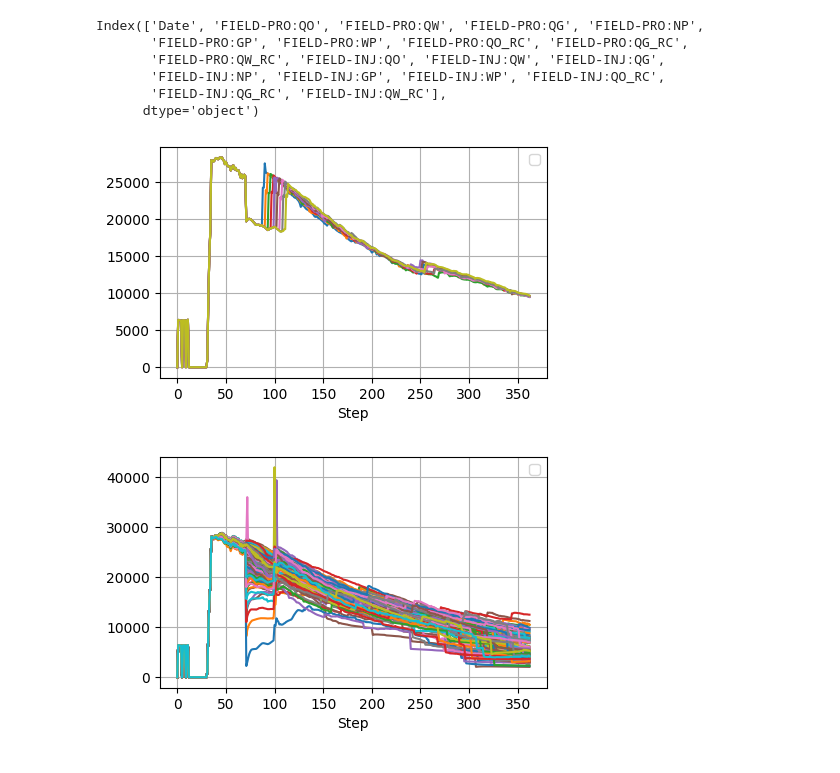
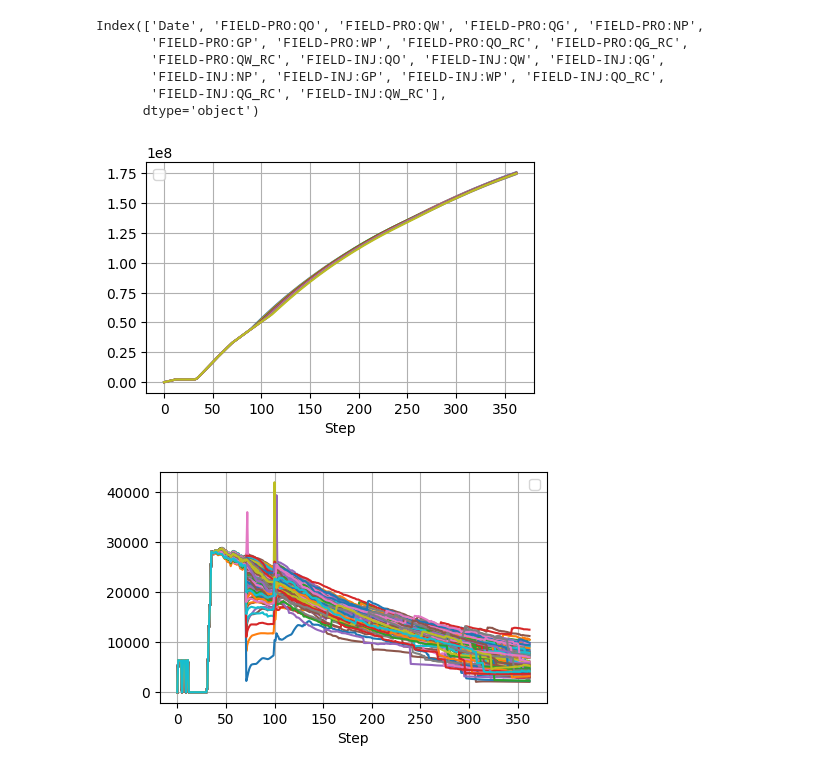
Before and after one commit to TiagoCAAmorim/SimModels, a Jupyter notebook: Unisim_iv_2024/dat/sens/data_analysis.ipynb, the cells around one changed output. Saved outputs shown, nothing was run; the diff lists cells and outputs as text; code cells hidden in the pictures.

```diff
--- a/Unisim_iv_2024/dat/sens/data_analysis.ipynb
+++ b/Unisim_iv_2024/dat/sens/data_analysis.ipynb
@@ -11,7 +11,7 @@ from pathlib import Path
 from sklearn.decomposition import PCA
 from sklearn.manifold import TSNE
 # %%
-FOLDER = '2nd_wave_wag'
+FOLDER = 'trigger_gor'
 # %% [markdown]
 ## Plotting
 # %%
@@ -230,14 +232,14 @@ Index(['Date', 'FIELD-PRO:QO', 'FIELD-PRO:QW', 'FIELD-PRO:QG', 'FIELD-PRO:NP',
        'FIELD-INJ:QG_RC', 'FIELD-INJ:QW_RC'],
       dtype='object')
 # %%
-df = make_composite_df(indexes=get_indexes({'prior':48}), column='FIELD-PRO:QO')
+df = make_composite_df(indexes=get_indexes({'prior':48}), column='FIELD-PRO:NP')
 df.transpose().plot(kind='line', figsize=(5, 3))
 plt.xlabel('Step')
 plt.legend([])
 plt.grid()
 plt.show()
 # %% [output]
-[figure, old version]
+[figure, new version]
 # %%
 df = make_composite_df(indexes=get_indexes({'sch':'2027.01.01'}), column='FIELD-PRO:QO')
 df.transpose().plot(kind='line', figsize=(5, 3))
```
Also changed, not shown: parts of 2 cells of this notebook, 3 other files.
